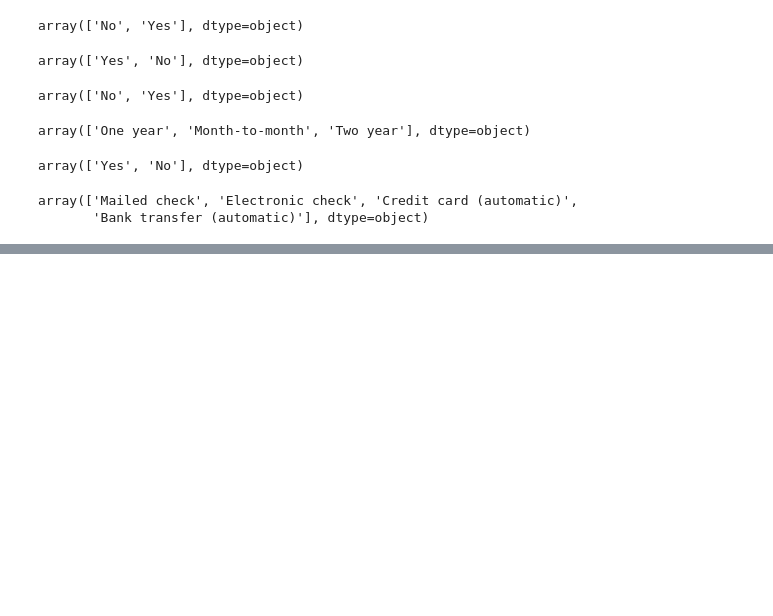
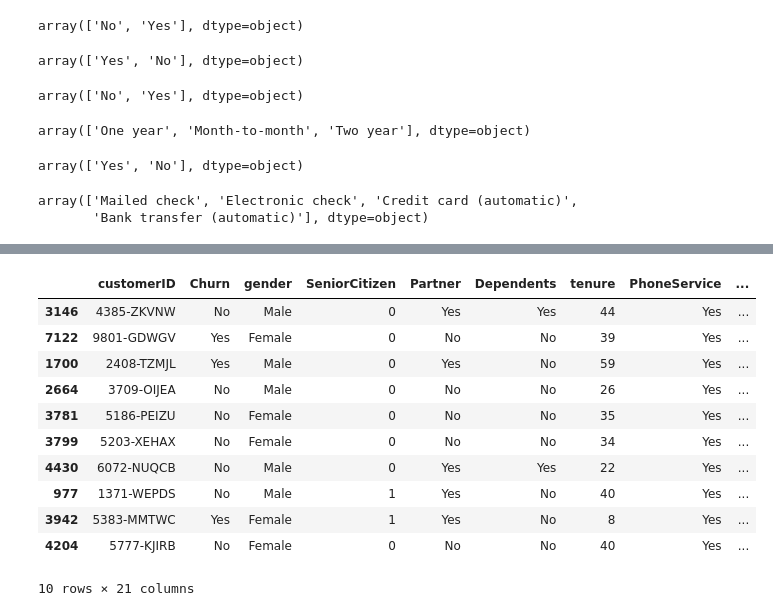
Before and after one commit to BillDevData/Challenge-2-Data-Science, a Jupyter notebook: notebook_del_challenge.ipynb, the cells around one changed output, grey strips where cells are left out. Saved outputs shown, nothing was run; the diff lists cells and outputs as text; code cells hidden in the pictures; blank space fills up the shorter version.

```diff
--- a/notebook_del_challenge.ipynb
+++ b/notebook_del_challenge.ipynb
@@ -216,0 +222,3 @@ array(['Mailed check', 'Electronic check', 'Credit card (automatic)',
+# %%
+# convertir Charges.Total a númerico
+datos['Charges.Total'] = pd.to_numeric(datos['Charges.Total'], errors='coerce')
@@ -216,0 +245,15 @@ array(['Mailed check', 'Electronic check', 'Credit card (automatic)',
+# %%
+datos.sample(10)
+# %% [output]
+|  | customerID | Churn | gender | SeniorCitizen | Partner | Dependents | tenure | PhoneService | ... |
+| 3146 | 4385-ZKVNW | No | Male | 0 | Yes | Yes | 44 | Yes | ... |
+| 7122 | 9801-GDWGV | Yes | Female | 0 | No | No | 39 | Yes | ... |
+| 1700 | 2408-TZMJL | Yes | Male | 0 | Yes | No | 59 | Yes | ... |
+| 2664 | 3709-OIJEA | No | Male | 0 | No | No | 26 | Yes | ... |
+| 3781 | 5186-PEIZU | No | Female | 0 | No | No | 35 | Yes | ... |
+| 3799 | 5203-XEHAX | No | Female | 0 | No | No | 34 | Yes | ... |
+| 4430 | 6072-NUQCB | No | Male | 0 | Yes | Yes | 22 | Yes | ... |
+| 977 | 1371-WEPDS | No | Male | 1 | Yes | No | 40 | Yes | ... |
+| 3942 | 5383-MMTWC | Yes | Female | 1 | Yes | No | 8 | Yes | ... |
+| 4204 | 5777-KJIRB | No | Female | 0 | No | No | 40 | Yes | ... |
+10 rows × 21 columns
```
Also changed, not shown: parts of 3 cells of this notebook.
